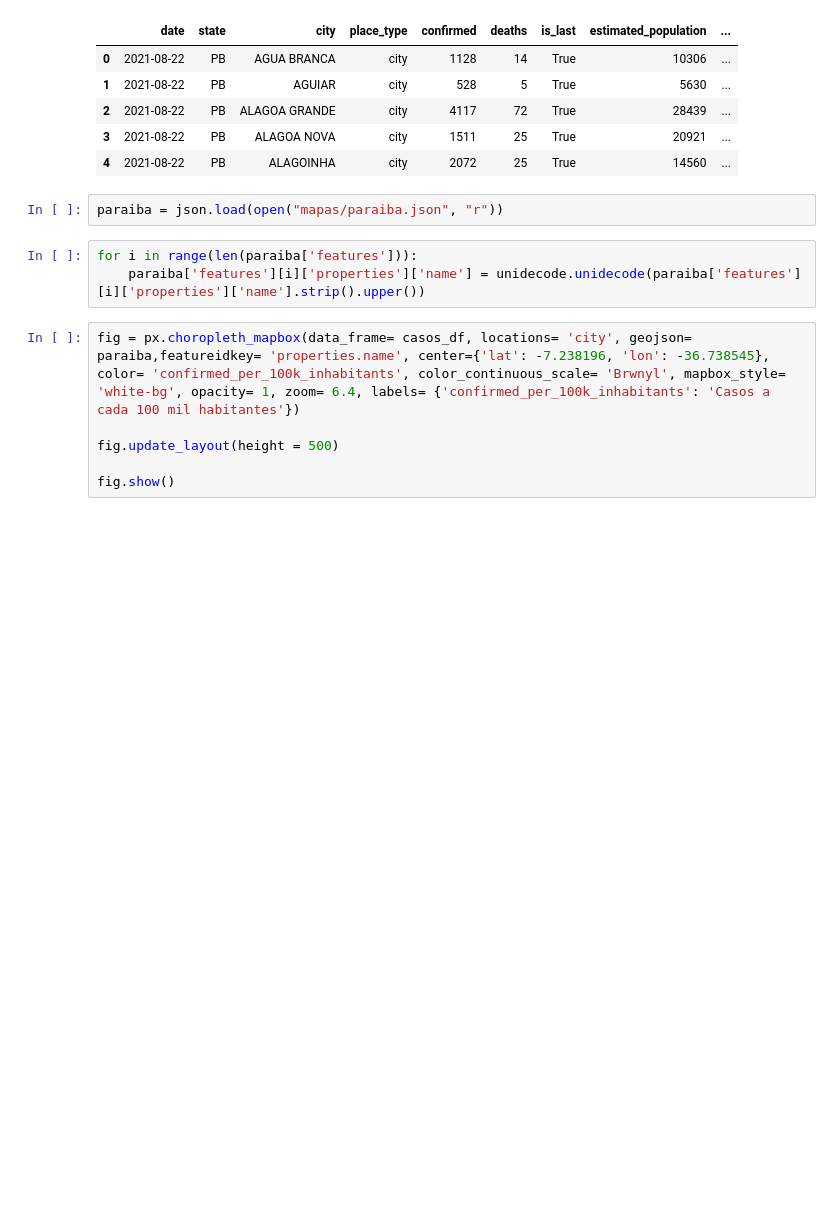
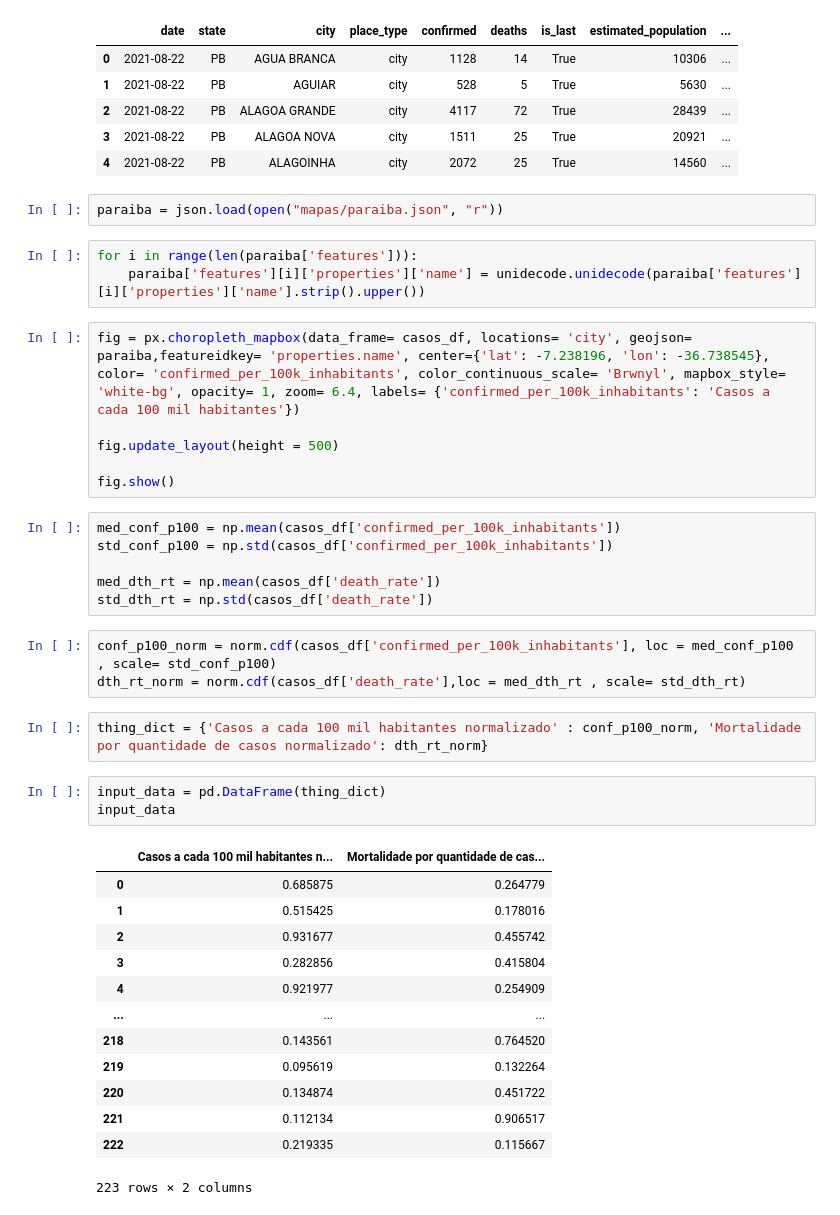
Before and after one commit to maxbarbosa/data-science-final-project, a Jupyter notebook: covid_paraiba.ipynb, the cells around one changed output. Cells and saved outputs as stored; diff of their text form; blank space fills up the shorter version.

```diff
--- a/covid_paraiba.ipynb
+++ b/covid_paraiba.ipynb
@@ -28,3 +30,31 @@ fig = px.choropleth_mapbox(data_frame= casos_df, locations= 'city', geojson= par
 fig.update_layout(height = 500)
 
 fig.show()
+# %%
+med_conf_p100 = np.mean(casos_df['confirmed_per_100k_inhabitants'])
+std_conf_p100 = np.std(casos_df['confirmed_per_100k_inhabitants'])
+
+med_dth_rt = np.mean(casos_df['death_rate'])
+std_dth_rt = np.std(casos_df['death_rate'])
+# %%
+conf_p100_norm = norm.cdf(casos_df['confirmed_per_100k_inhabitants'], loc = med_conf_p100 , scale= std_conf_p100)
+dth_rt_norm = norm.cdf(casos_df['death_rate'],loc = med_dth_rt , scale= std_dth_rt)
+# %%
+thing_dict = {'Casos a cada 100 mil habitantes normalizado' : conf_p100_norm, 'Mortalidade por quantidade de casos normalizado': dth_rt_norm}
+# %%
+input_data = pd.DataFrame(thing_dict)
+input_data
+# %% [output]
+|  | Casos a cada 100 mil habitantes n... | Mortalidade por quantidade de cas... |
+| 0 | 0.685875 | 0.264779 |
+| 1 | 0.515425 | 0.178016 |
+| 2 | 0.931677 | 0.455742 |
+| 3 | 0.282856 | 0.415804 |
+| 4 | 0.921977 | 0.254909 |
+| ... | ... | ... |
+| 218 | 0.143561 | 0.764520 |
+| 219 | 0.095619 | 0.132264 |
+| 220 | 0.134874 | 0.451722 |
+| 221 | 0.112134 | 0.906517 |
+| 222 | 0.219335 | 0.115667 |
+223 rows × 2 columns
```
Also changed, not shown: parts of 4 cells of this notebook.
